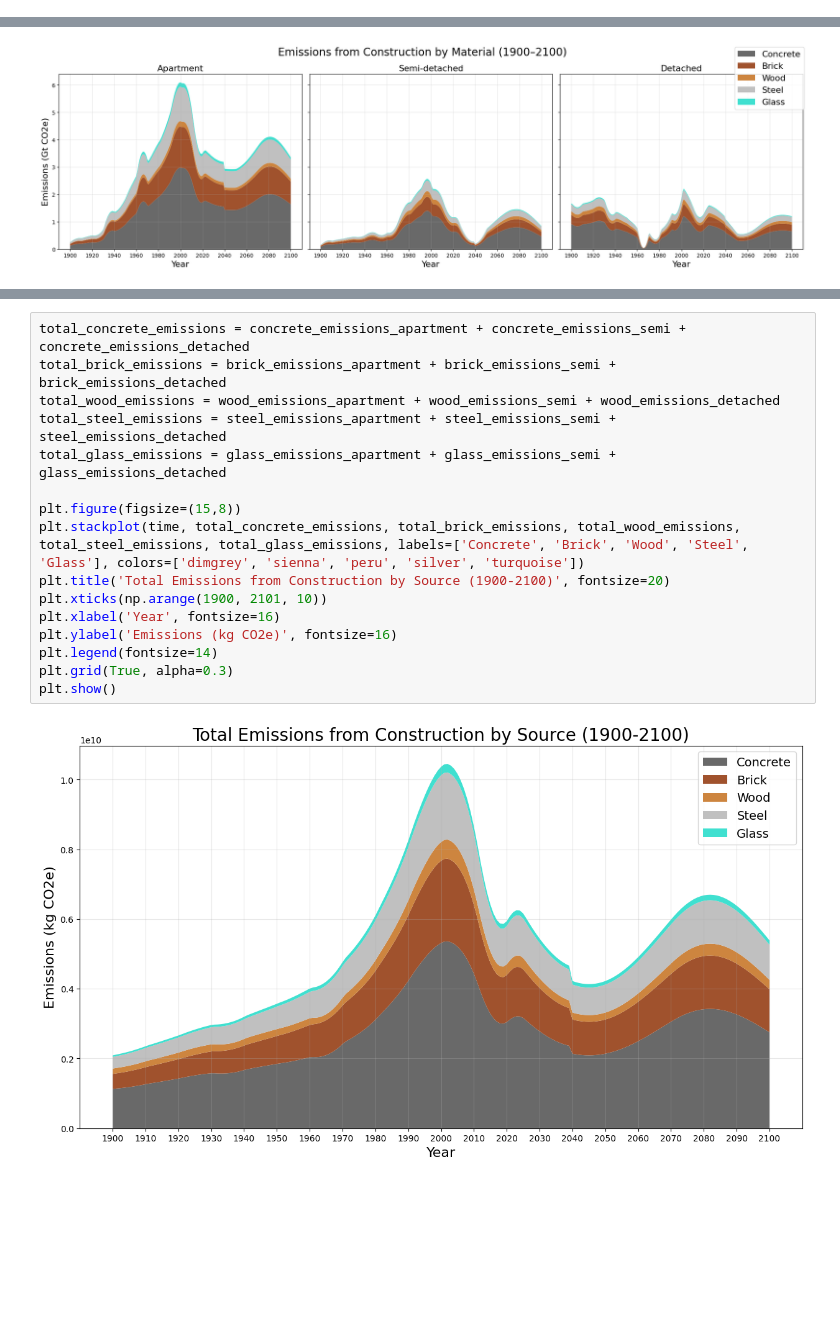
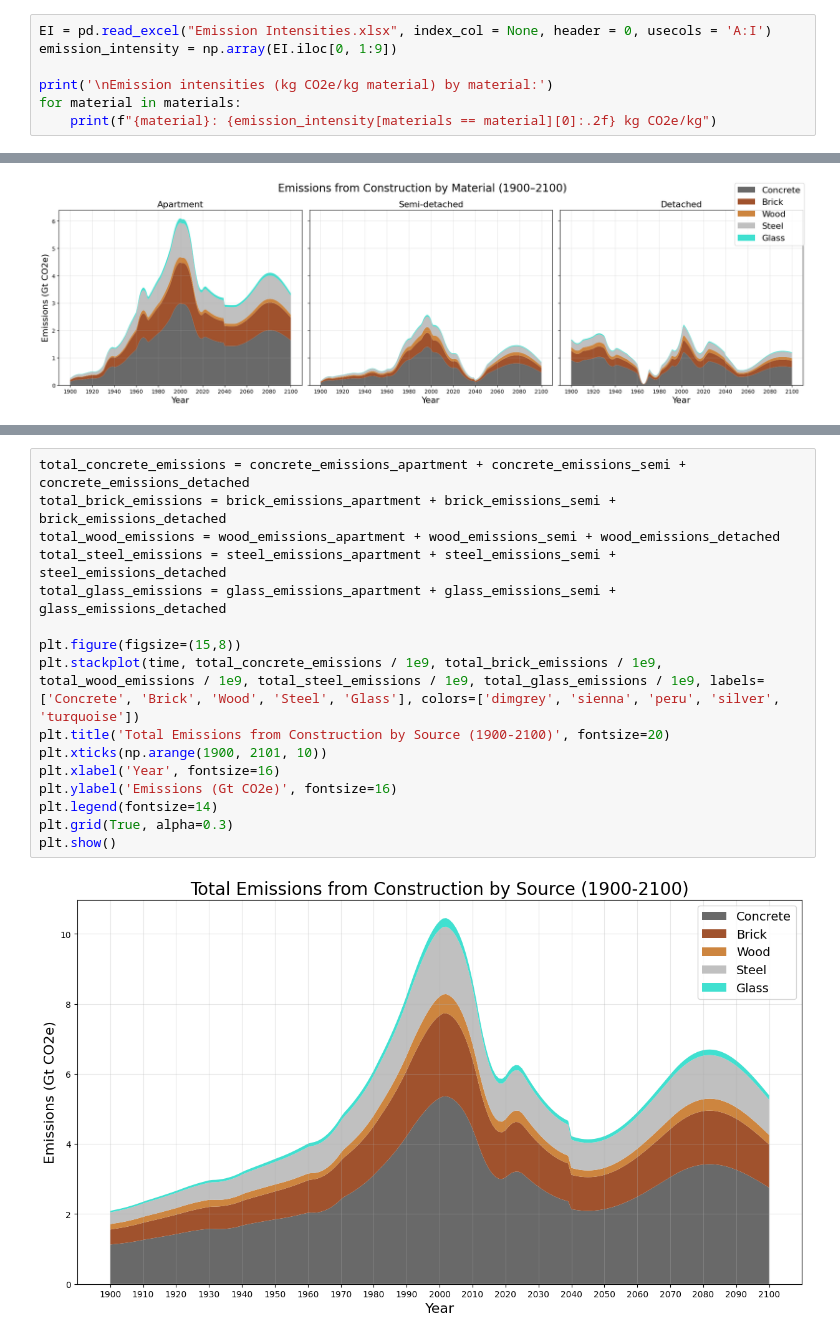
Before and after one commit to tdhunn01-design/MFA2, a Jupyter notebook: PPD_POP_Multiplied.ipynb, the cells around one changed output, grey strips where cells are left out. Saved outputs shown, nothing was run; the diff lists cells and outputs as text; blank space fills up the shorter version.

```diff
--- a/PPD_POP_Multiplied.ipynb
+++ b/PPD_POP_Multiplied.ipynb
@@ -844,3 +849,10 @@ plt.show()
 [figure]
 # %% [markdown]
 STEP 7: CALCULATE EMISSIONS
+# %%
+EI = pd.read_excel("Emission Intensities.xlsx", index_col = None, header = 0, usecols = 'A:I')
+emission_intensity = np.array(EI.iloc[0, 1:9])
+
+print('\nEmission intensities (kg CO2e/kg material) by material:')
+for material in materials:
+    print(f"{material}: {emission_intensity[materials == material][0]:.2f} kg CO2e/kg")
@@ -1024,18 +1048,18 @@ plt.show()
 # %%
 total_concrete_emissions = concrete_emissions_apartment + concrete_emissions_semi + concrete_emissions_detached
 total_brick_emissions = brick_emissions_apartment + brick_emissions_semi + brick_emissions_detached
 total_wood_emissions = wood_emissions_apartment + wood_emissions_semi + wood_emissions_detached
 total_steel_emissions = steel_emissions_apartment + steel_emissions_semi + steel_emissions_detached
 total_glass_emissions = glass_emissions_apartment + glass_emissions_semi + glass_emissions_detached
 
 plt.figure(figsize=(15,8))
-plt.stackplot(time, total_concrete_emissions, total_brick_emissions, total_wood_emissions, total_steel_emissions, total_glass_emissions, labels=['Concrete', 'Brick', 'Wood', 'Steel', 'Glass'], colors=['dimgrey', 'sienna', 'peru', 'silver', 'turquoise'])
+plt.stackplot(time, total_concrete_emissions / 1e9, total_brick_emissions / 1e9, total_wood_emissions / 1e9, total_steel_emissions / 1e9, total_glass_emissions / 1e9, labels=['Concrete', 'Brick', 'Wood', 'Steel', 'Glass'], colors=['dimgrey', 'sienna', 'peru', 'silver', 'turquoise'])
 plt.title('Total Emissions from Construction by Source (1900-2100)', fontsize=20)
 plt.xticks(np.arange(1900, 2101, 10))
 plt.xlabel('Year', fontsize=16)
-plt.ylabel('Emissions (kg CO2e)', fontsize=16)
+plt.ylabel('Emissions (Gt CO2e)', fontsize=16)
 plt.legend(fontsize=14)
 plt.grid(True, alpha=0.3)
 plt.show()
 # %% [output]
-[figure, old version]
+[figure, new version]
```
Also changed, not shown: parts of 9 cells of this notebook, 9 other files.
